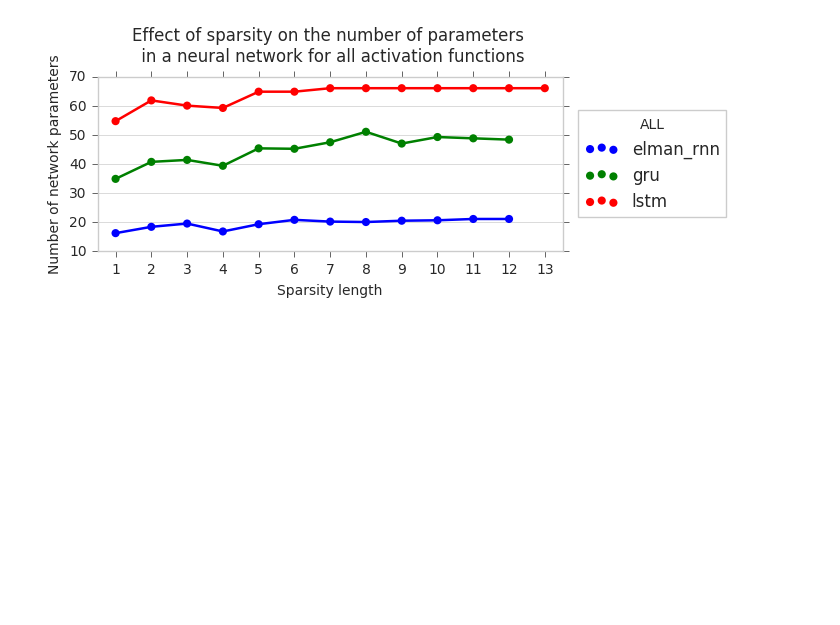
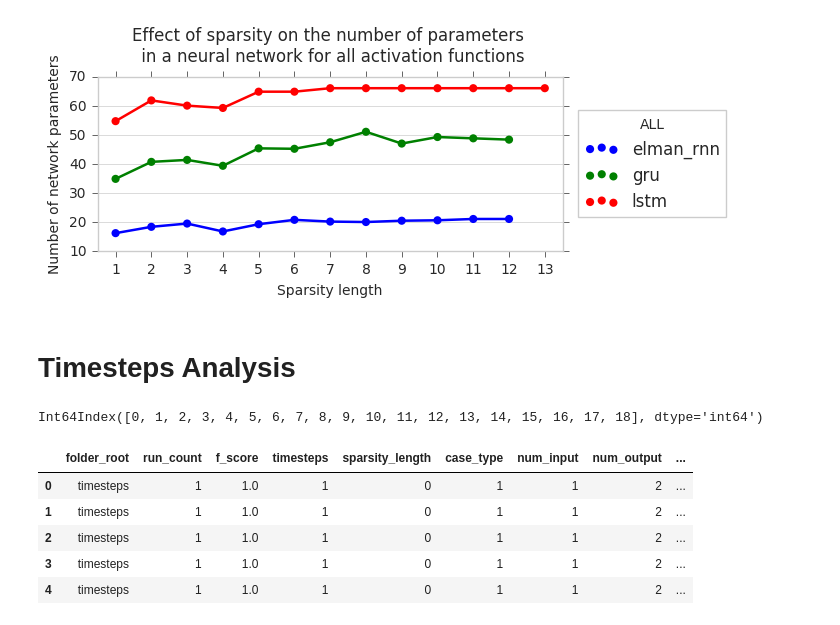
Before and after one commit to thesneakysneak/memory_capacity_retention_rnns, a Jupyter notebook: Notebooks/ExperimentAnalysis.ipynb, the cells around one changed output. Drawn from its saved outputs; the diff is of its cells as text; code cells hidden in the pictures; blank space fills up the shorter version.

```diff
--- a/Notebooks/ExperimentAnalysis.ipynb
+++ b/Notebooks/ExperimentAnalysis.ipynb
@@ -128,3 +111,5 @@ ax.legend(title="ALL", loc='center right', bbox_to_anchor=(1.37, 0.5), ncol=1)
 [figure]
 [figure]
 [figure]
+# %% [markdown]
+# Timesteps Analysis
@@ -130,0 +141,20 @@ ax.legend(title="ALL", loc='center right', bbox_to_anchor=(1.37, 0.5), ncol=1)
+# %%
+df = pd.read_csv("15_11_2018/timestep_results.csv", header=None, delimiter=";")
+print(df.columns)
+cols = ['folder_root', 'run_count', 'f_score', 'timesteps', 'sparsity_length',
+       'case_type', 'num_input', 'num_output', 'num_patterns_to_recall',
+       'num_patterns_total', 'random_seed', 'error_when_stopped',
+       'num_network_parameters', 'network_type', 'training_algorithm',
+       'batch_size', 'activation_function', 'num_correctly_identified',
+       'architecture', 'input_set', 'output_set', 'model_history',
+       'full_network_json', 'full_network']
+df.columns = cols[:df.shape[1]]
+df.head(5)
+# %% [output]
+Int64Index([0, 1, 2, 3, 4, 5, 6, 7, 8, 9, 10, 11, 12, 13, 14, 15, 16, 17, 18], dtype='int64')
+|  | folder_root | run_count | f_score | timesteps | sparsity_length | case_type | num_input | num_output | ... |
+| 0 | timesteps | 1 | 1.0 | 1 | 0 | 1 | 1 | 2 | ... |
+| 1 | timesteps | 1 | 1.0 | 1 | 0 | 1 | 1 | 2 | ... |
+| 2 | timesteps | 1 | 1.0 | 1 | 0 | 1 | 1 | 2 | ... |
+| 3 | timesteps | 1 | 1.0 | 1 | 0 | 1 | 1 | 2 | ... |
+| 4 | timesteps | 1 | 1.0 | 1 | 0 | 1 | 1 | 2 | ... |
```
Also changed, not shown: parts of 10 cells of this notebook, 3 other files.
